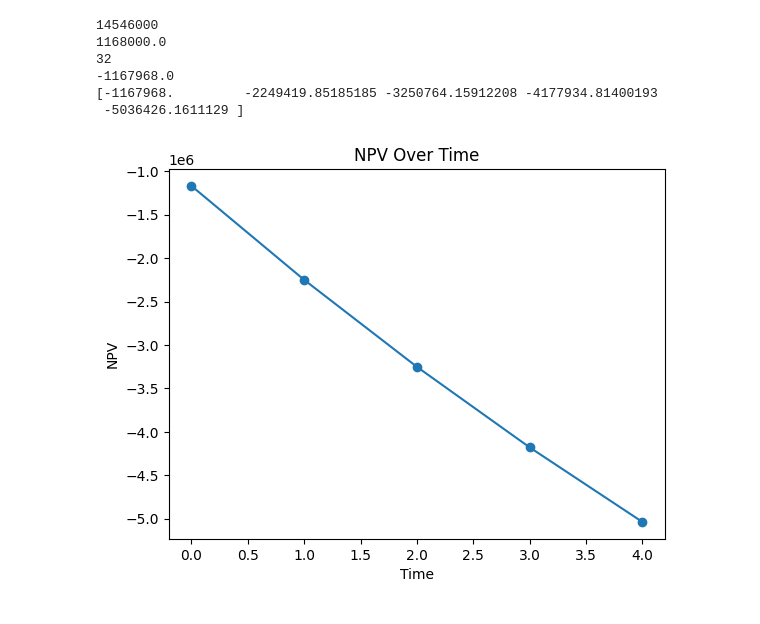
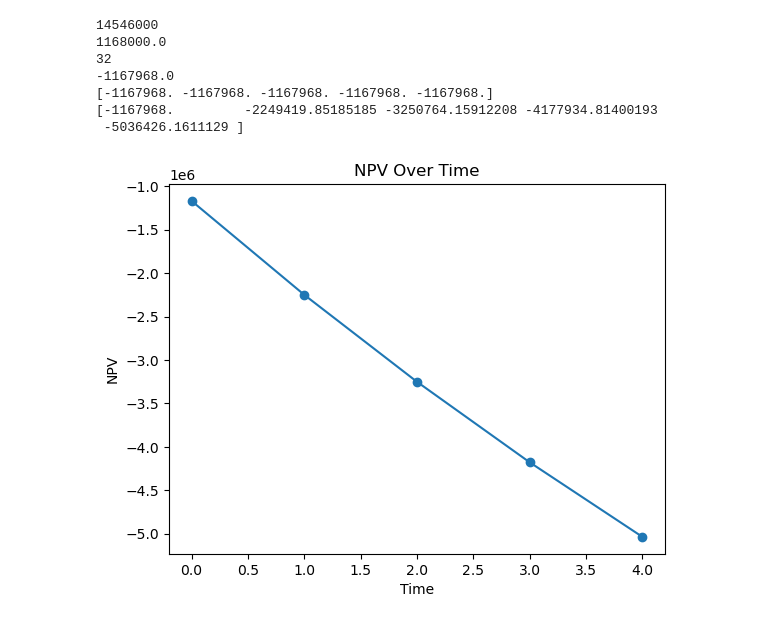
Before and after one commit to symbiotic-engineering/WEC-DECIDER, a Jupyter notebook: cashflow_v1.ipynb, the cells around one changed output. Cells and saved outputs as stored; diff of their text form; code cells hidden in the pictures.

```diff
--- a/cashflow_v1.ipynb
+++ b/cashflow_v1.ipynb
@@ -45,36 +45,39 @@ hourly_power = np.array([1, 2, 3])
 lmp_hourly = np.array([4, 5, 6])
 
 # Calculate the dot product
 elec_revenue_yr = np.dot(hourly_power, lmp_hourly)
 print(elec_revenue_yr)
 
 profit_year = elec_revenue_yr - opex
 print(profit_year)
 
 #assume constant yearly revenue
 Lifetime = 5 #years
 cashflow_total = profit_year * Lifetime
 
-cashflow = [profit_year, profit_year, profit_year, profit_year, profit_year] # i need to make this more flexible to account for varying lifetime
-npv_values = np.zeros(len(cashflow))
-for i in range(len(cashflow)):
-     npv_values[i] = npf.npv(rate, cashflow[:i+1])
+cashflow_array = np.full( (Lifetime,), profit_year)# i need to make this more flexible to account for varying lifetime
+print(cashflow_array)
+npv_values = np.zeros(len(cashflow_array))
+time = np.arange(len(cashflow_array))
+for t in (time):
+     npv_values[t] = npf.npv(rate, cashflow_array[:t+1])
 print(npv_values)
 
-time = np.arange(len(cashflow))
+time = np.arange(len(cashflow_array))
 plt.plot(time, npv_values, marker = 'o')
 plt.xlabel("Time")
 plt.ylabel("NPV")
 plt.title("NPV Over Time")
 plt.show()
 #how to put capital costs and variable costs into a function that returns NPV
     # account for inflation, depreciation etc
     #find a function that does this while accounting for these changes
 # %% [output]
 14546000
 1168000.0
 32
 -1167968.0
+[-1167968. -1167968. -1167968. -1167968. -1167968.]
 [-1167968.         -2249419.85185185 -3250764.15912208 -4177934.81400193
  -5036426.1611129 ]
-[figure, old version]
+[figure, new version]
```
Also changed, not shown: parts of 1 cell of this notebook, 4 other files.
